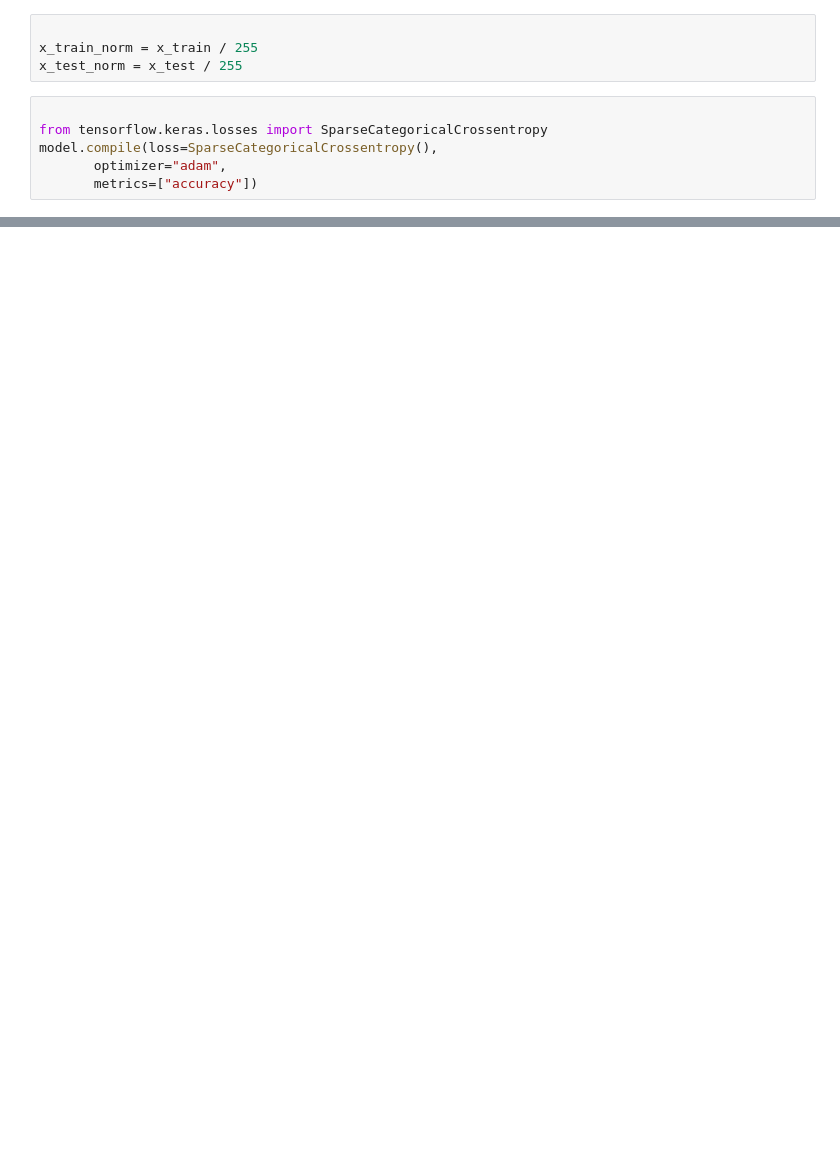
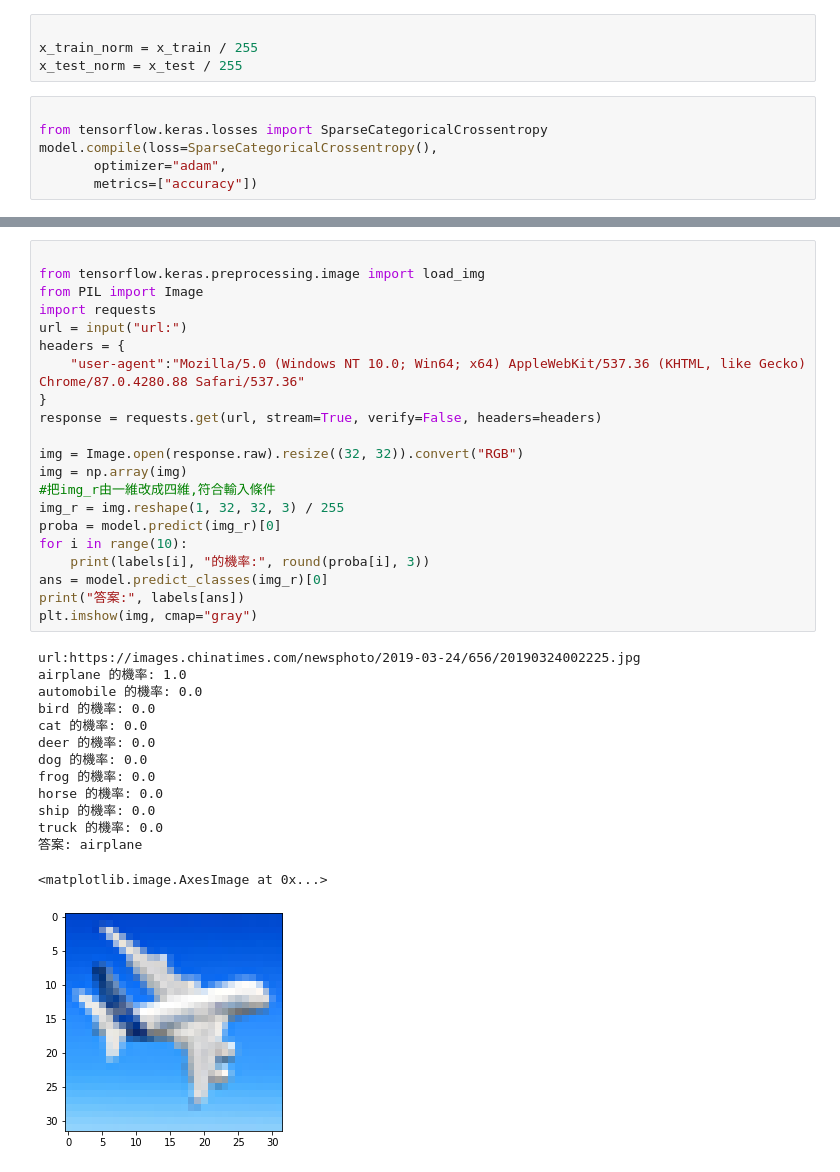
Before and after one commit to ilikemichael/ml1216, a Jupyter notebook: CNN.ipynb, the cells around one changed output, grey strips where cells are left out. Cells and saved outputs as stored; diff of their text form; blank space fills up the shorter version.

```diff
--- a/CNN.ipynb
+++ b/CNN.ipynb
@@ -134,0 +180,36 @@ model.evaluate(x_test_norm, y_test)
+# %%
+
+from tensorflow.keras.preprocessing.image import load_img
+from PIL import Image
+import requests
+url = input("url:")
+headers = {
+    "user-agent":"Mozilla/5.0 (Windows NT 10.0; Win64; x64) AppleWebKit/537.36 (KHTML, like Gecko) Chrome/87.0.4280.88 Safari/537.36"
+}
+response = requests.get(url, stream=True, verify=False, headers=headers)
+
+img = Image.open(response.raw).resize((32, 32)).convert("RGB")
+img = np.array(img)
+#把img_r由一維改成四維,符合輸入條件
+img_r = img.reshape(1, 32, 32, 3) / 255
+proba = model.predict(img_r)[0]
+for i in range(10):
+    print(labels[i], "的機率:", round(proba[i], 3))
+ans = model.predict_classes(img_r)[0]
+print("答案:", labels[ans])
+plt.imshow(img, cmap="gray")
+# %% [output]
+url:https://images.chinatimes.com/newsphoto/2019-03-24/656/20190324002225.jpg
+airplane 的機率: 1.0
+automobile 的機率: 0.0
+bird 的機率: 0.0
+cat 的機率: 0.0
+deer 的機率: 0.0
+dog 的機率: 0.0
+frog 的機率: 0.0
+horse 的機率: 0.0
+ship 的機率: 0.0
+truck 的機率: 0.0
+答案: airplane
+<matplotlib.image.AxesImage at 0x...>
+[figure, added]
```
Also changed, not shown: parts of 8 cells of this notebook.
